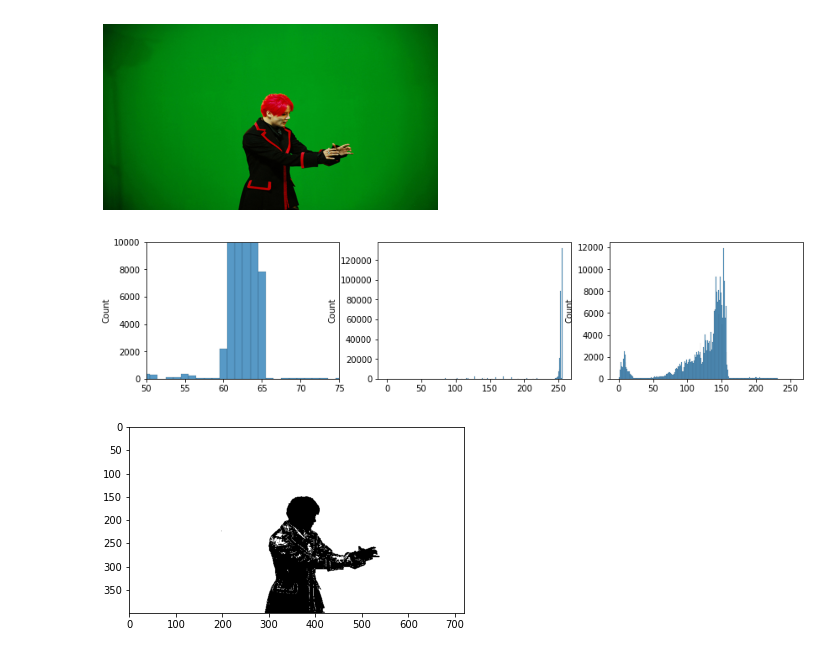
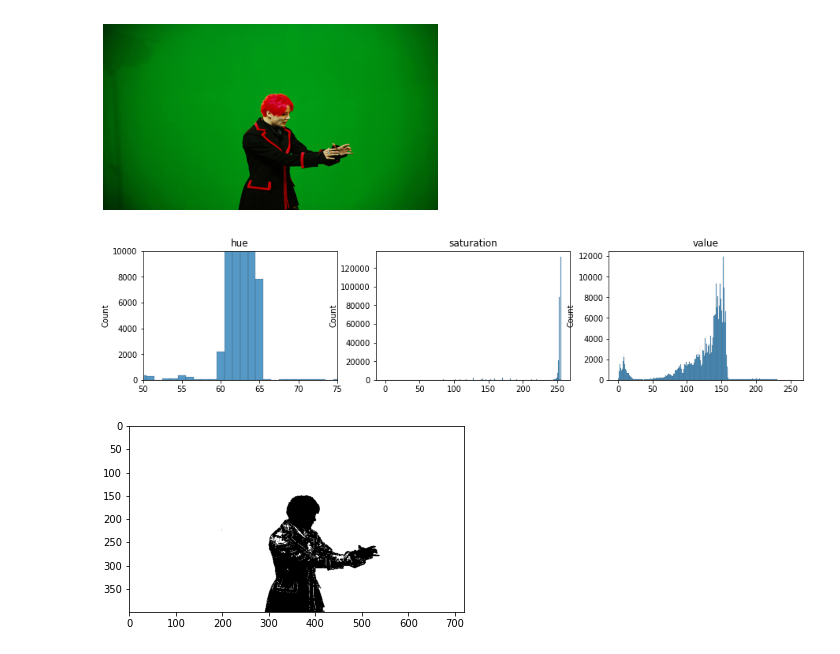
Before and after one commit to yongduek/MAS-2011, a Jupyter notebook: chroma_keying.ipynb, the cells around one changed output. Saved outputs shown, nothing was run; the diff lists cells and outputs as text; code cells hidden in the pictures.

```diff
--- a/chroma_keying.ipynb
+++ b/chroma_keying.ipynb
@@ -172,13 +172,15 @@ imshow(src_img)
 [figure]
 # %%
 hsv = cv2.cvtColor(src_img, cv2.COLOR_BGR2HSV)
-fig, axes = plt.subplots(1, 3, figsize=(14,3))
+fig, axes = plt.subplots(1, 3, figsize=(15,3))
 ax = sns.histplot(hsv[:,:,0].ravel(), discrete=True, ax=axes[0])
-ax.set(xlim=[50, 75], ylim=[0, 10000]);
+ax.set(xlim=[50, 75], ylim=[0, 10000], title='hue');
 ax = sns.histplot(hsv[:,:,1].ravel(), discrete=True, ax=axes[1])
+ax.set(title='saturation')
 ax = sns.histplot(hsv[:,:,2].ravel(), discrete=True, ax=axes[2])
+ax.set(title='value');
 # %% [output]
-[figure, old version]
+[figure, new version]
 # %%
 lowerb, upperb = 50, 70  # adjust the two values
 mask1 = (lowerb < hsv[:,:,0]) & (hsv[:,:,0] < upperb) # hue only
```
Also changed, not shown: parts of 11 cells of this notebook, 1 other file.
